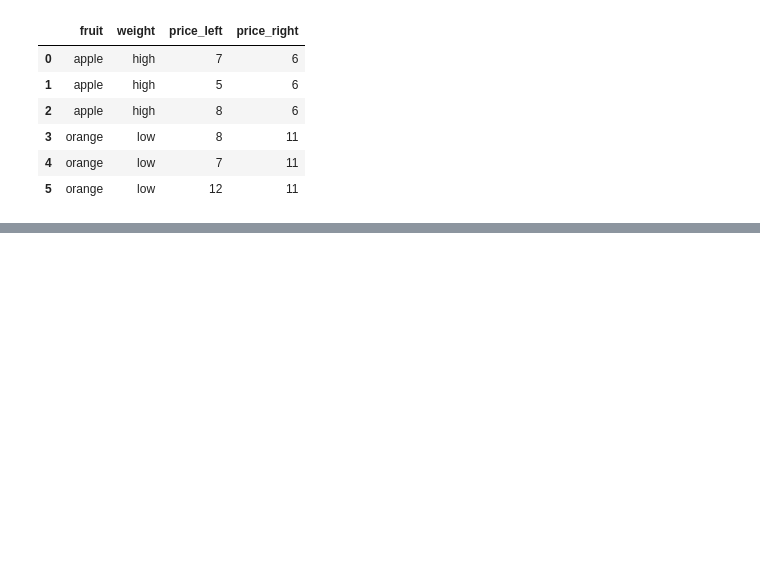
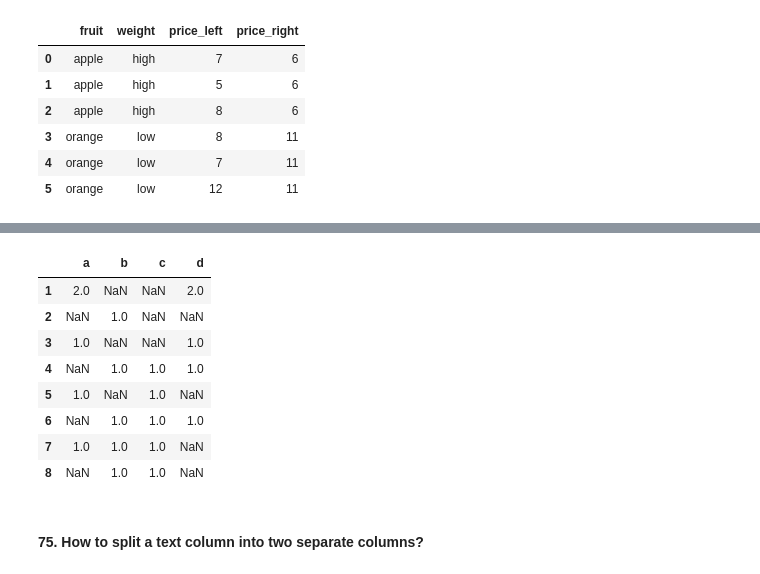
Before and after one commit to KarimaCha/Exercises_Python_NumPy_Pandas, a Jupyter notebook: 03_Pandas_Exercises_KC.ipynb, the cells around one changed output, grey strips where cells are left out. Cells and saved outputs as stored; diff of their text form; code cells hidden in the pictures; blank space fills up the shorter version.

```diff
--- a/03_Pandas_Exercises_KC.ipynb
+++ b/03_Pandas_Exercises_KC.ipynb
@@ -3588,0 +3633,3 @@ df2 = pd.DataFrame({'pazham': ['apple', 'orange', 'pine'] * 2,
+# %%
+df = pd.DataFrame(np.random.randint(1, 10, 20).reshape(-1, 4), columns = list('abcd'))
+df
@@ -3588,0 +3669,14 @@ df2 = pd.DataFrame({'pazham': ['apple', 'orange', 'pine'] * 2,
+# %%
+df.apply(lambda x: x.value_counts())
+# %% [output]
+|  | a | b | c | d |
+| 1 | 2.0 | NaN | NaN | 2.0 |
+| 2 | NaN | 1.0 | NaN | NaN |
+| 3 | 1.0 | NaN | NaN | 1.0 |
+| 4 | NaN | 1.0 | 1.0 | 1.0 |
+| 5 | 1.0 | NaN | 1.0 | NaN |
+| 6 | NaN | 1.0 | 1.0 | 1.0 |
+| 7 | 1.0 | 1.0 | 1.0 | NaN |
+| 8 | NaN | 1.0 | 1.0 | NaN |
+# %% [markdown]
+#### 75. How to split a text column into two separate columns?
```
Also changed, not shown: parts of 18 cells of this notebook.
